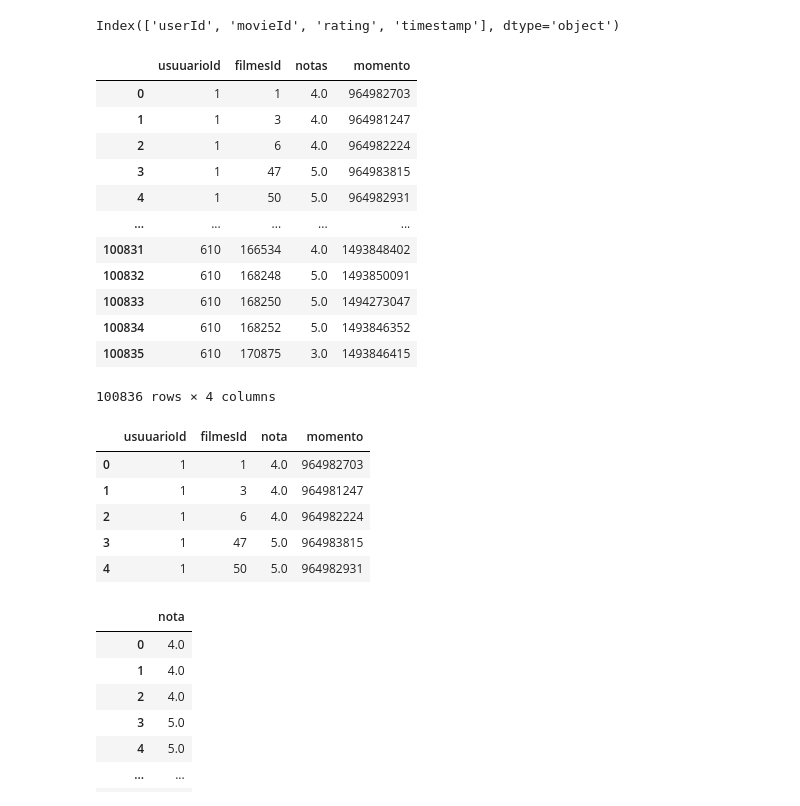
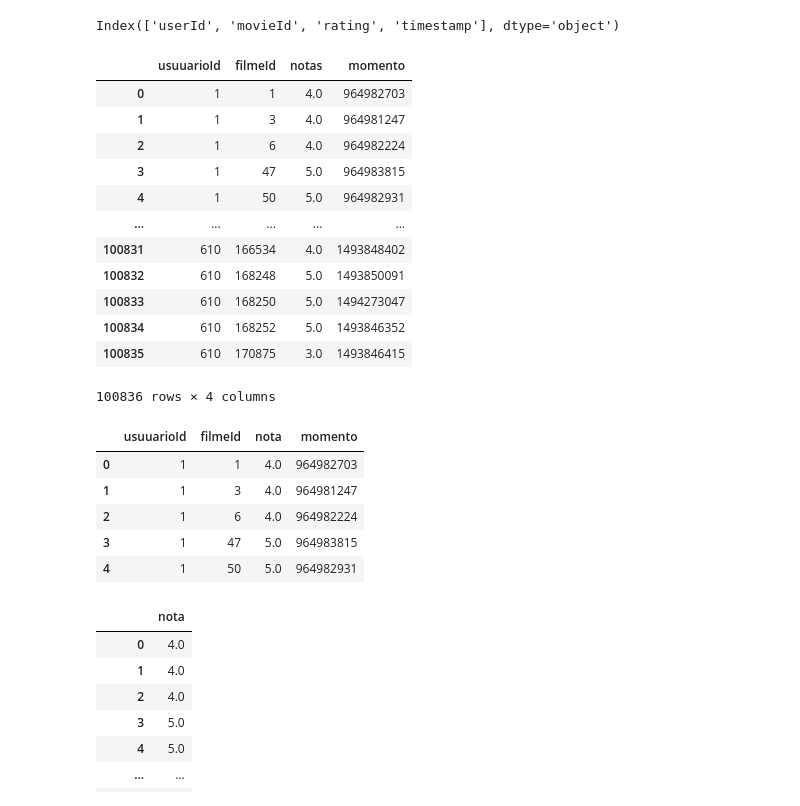
Before and after one commit to annaklaracss/data_science-, a Jupyter notebook: introdu_o_a_data_science.ipynb, the cells around one changed output. Cells and saved outputs as stored; diff of their text form; code cells hidden in the pictures.

```diff
--- a/introdu_o_a_data_science.ipynb
+++ b/introdu_o_a_data_science.ipynb
@@ -29,10 +29,10 @@ notas.columns #trás o nome das colunas
 # %% [output]
 Index(['userId', 'movieId', 'rating', 'timestamp'], dtype='object')
 # %%
-notas.columns = ['usuuarioId', 'filmesId', 'notas', 'momento']
+notas.columns = ['usuuarioId', 'filmeId', 'notas', 'momento']
 notas
 # %% [output]
-|  | usuuarioId | filmesId | notas | momento |
+|  | usuuarioId | filmeId | notas | momento |
 | 0 | 1 | 1 | 4.0 | 964982703 |
 | 1 | 1 | 3 | 4.0 | 964981247 |
 | 2 | 1 | 6 | 4.0 | 964982224 |
@@ -46,10 +46,10 @@ notas
 | 100835 | 610 | 170875 | 3.0 | 1493846415 |
 100836 rows × 4 columns
 # %%
-notas.columns = ['usuuarioId', 'filmesId', 'nota', 'momento']
+notas.columns = ['usuuarioId', 'filmeId', 'nota', 'momento']
 notas.head () #as primeiras linhas
 # %% [output]
-|  | usuuarioId | filmesId | nota | momento |
+|  | usuuarioId | filmeId | nota | momento |
 | 0 | 1 | 1 | 4.0 | 964982703 |
 | 1 | 1 | 3 | 4.0 | 964981247 |
 | 2 | 1 | 6 | 4.0 | 964982224 |
```
Also changed, not shown: parts of 8 cells of this notebook.
